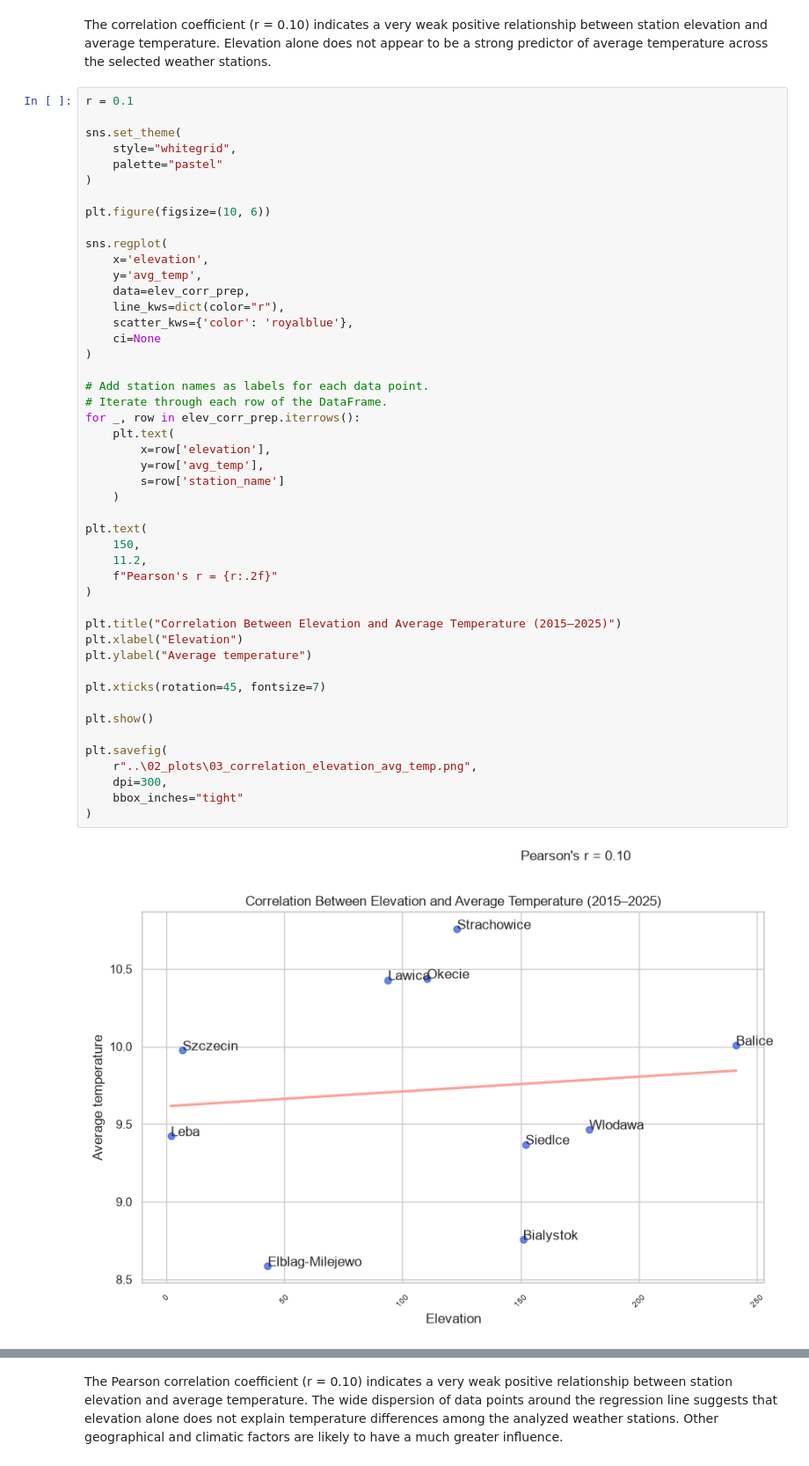
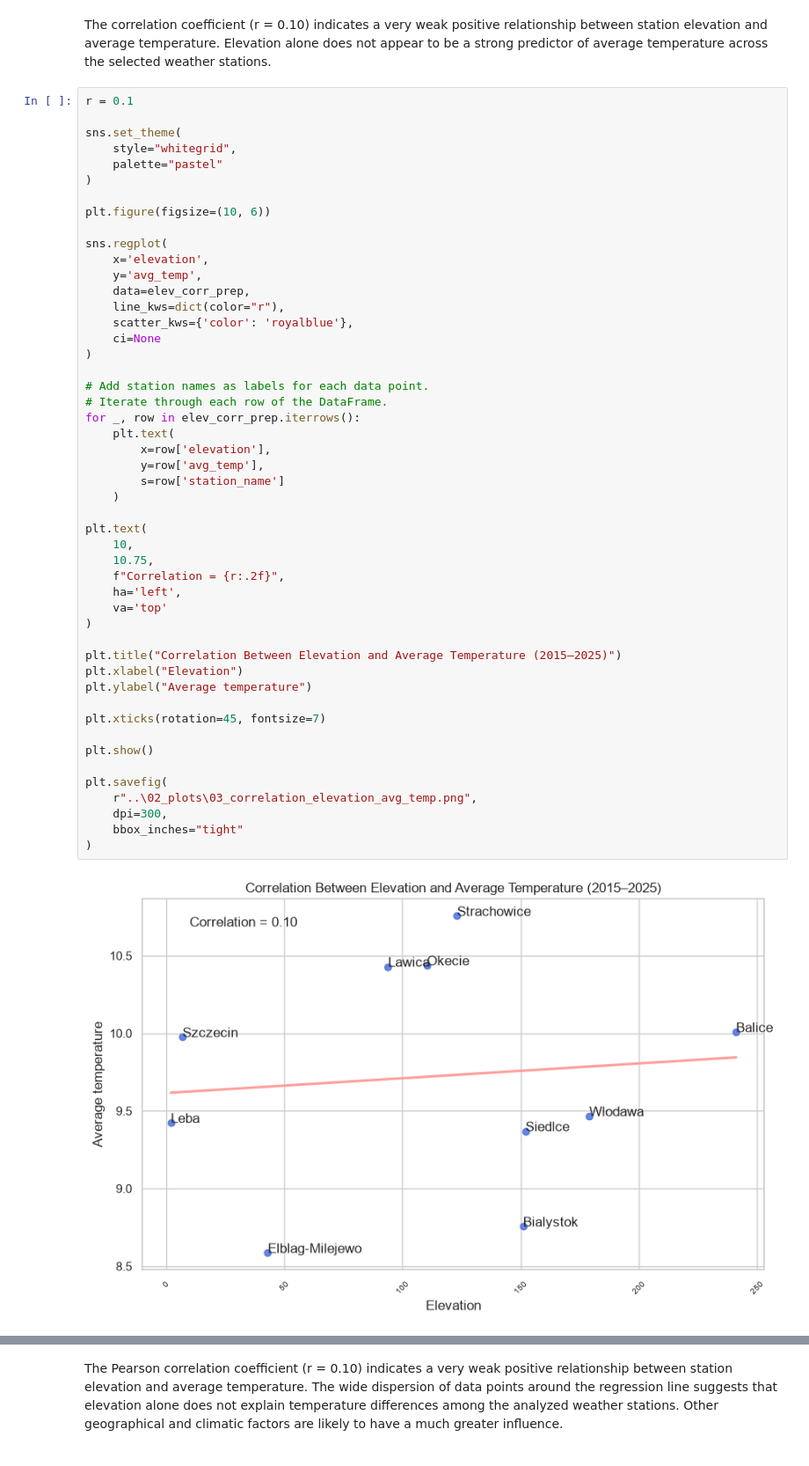
Before and after one commit to nerwuuus/data-toolkit, a Jupyter notebook: weather_data_processing/01_scripts/8_pandas_analysis.ipynb, the cells around one changed output, grey strips where cells are left out. Shown at 88% size. Cells and saved outputs as stored; diff of their text form.

```diff
--- a/weather_data_processing/01_scripts/8_pandas_analysis.ipynb
+++ b/weather_data_processing/01_scripts/8_pandas_analysis.ipynb
@@ -480,37 +480,39 @@ sns.regplot(
     scatter_kws={'color': 'royalblue'},
     ci=None
 )
 
 # Add station names as labels for each data point.
 # Iterate through each row of the DataFrame.
 for _, row in elev_corr_prep.iterrows():
     plt.text(
         x=row['elevation'],
         y=row['avg_temp'],
         s=row['station_name']
     )
 
 plt.text(
-    150,
-    11.2,
-    f"Pearson's r = {r:.2f}"
+    10,
+    10.75,
+    f"Correlation = {r:.2f}",
+    ha='left',
+    va='top'
 )
 
 plt.title("Correlation Between Elevation and Average Temperature (2015–2025)")
 plt.xlabel("Elevation")
 plt.ylabel("Average temperature")
 
 plt.xticks(rotation=45, fontsize=7)
 
 plt.show()
 
 plt.savefig(
     r"..\02_plots\03_correlation_elevation_avg_temp.png",
     dpi=300,
     bbox_inches="tight"
 )
 # %% [output]
-[figure, old version]
+[figure, new version]
 <Figure size 640x480 with 0 Axes>
 # %% [markdown]
 The Pearson correlation coefficient (r = 0.10) indicates a very weak positive relationship between station elevation and average temperature. The wide dispersion of data points around the regression line suggests that elevation alone does not explain temperature differences among the analyzed weather stations. Other geographical and climatic factors are likely to have a much greater influence.
```
Also changed, not shown: parts of 1 cell of this notebook.
